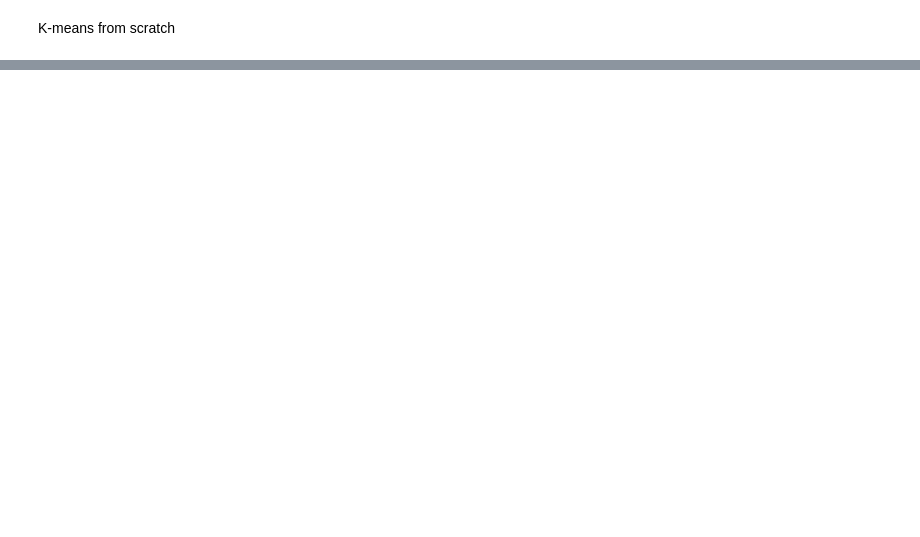
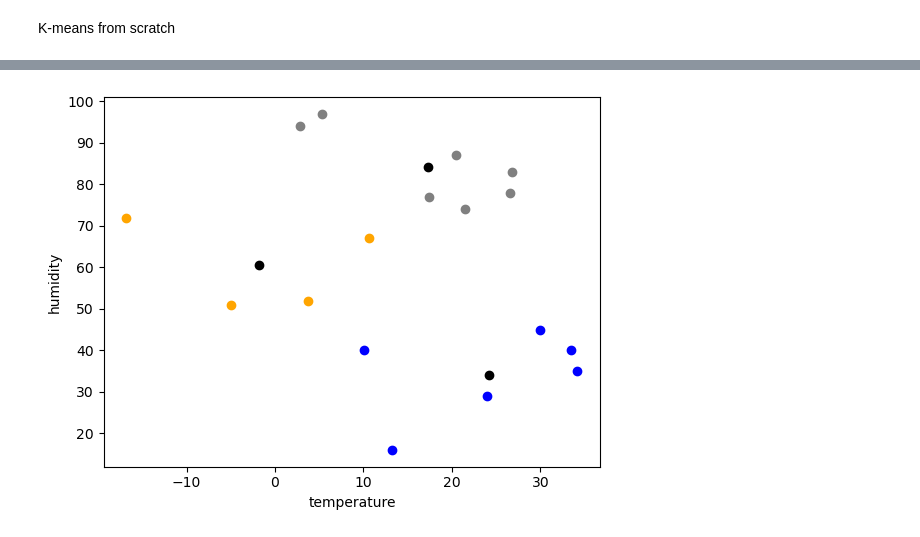
Before and after one commit to lfenelon13/clustering-comparison, a Jupyter notebook: k_means_clustering_test.ipynb, the cells around one changed output, grey strips where cells are left out. Drawn from its saved outputs; the diff is of its cells as text; code cells hidden in the pictures; blank space fills up the shorter version.

```diff
--- a/k_means_clustering_test.ipynb
+++ b/k_means_clustering_test.ipynb
@@ -95,2 +98,14 @@ print(df)
 # %% [markdown]
 K-means from scratch
+# %%
+# Initialise Centroids
+K=3
+centroids = df.sample(n=K)
+plt.scatter(df['temperature'], df['humidity'])
+plt.scatter(centroids['temperature'],centroids['humidity'],c='black')
+plt.xlabel('Temperature (°C)')
+plt.ylabel('Humidity (%)')
+plt.show()
+
+mask = df['city'].isin(centroids.city.tolist())
+df
@@ -96,0 +222,11 @@ K-means from scratch
+# %%
+colour=['grey','blue','orange']
+for k in range(K):
+   data=X[X["Cluster"]==k+1]
+   plt.scatter(data["temperature"],data["humidity"],c=colour[k])
+plt.scatter(centroids["temperature"],centroids["humidity"],c='black')
+plt.xlabel('temperature')
+plt.ylabel('humidity')
+plt.show()
+# %% [output]
+[figure, added]
```
Also changed, not shown: parts of 7 cells of this notebook.
